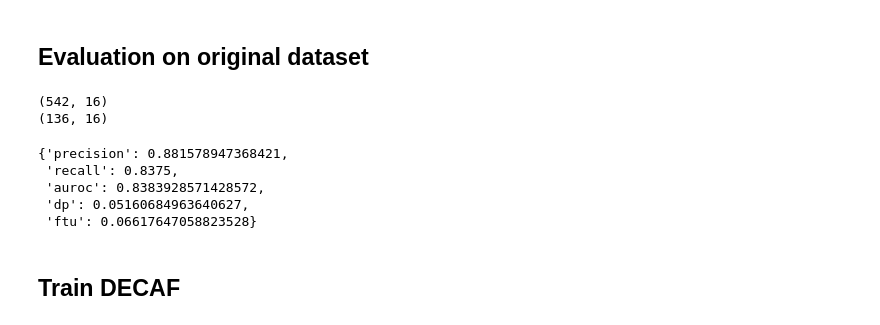
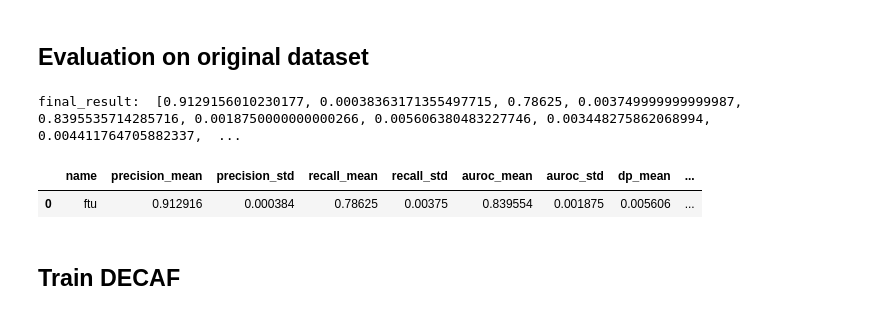
Before and after one commit to ShuaiWang97/UvA_FACT2022, a Jupyter notebook: EXPERIMENT_2.ipynb, the cells around one changed output. Drawn from its saved outputs; the diff is of its cells as text; code cells hidden in the pictures.

```diff
--- a/EXPERIMENT_2.ipynb
+++ b/EXPERIMENT_2.ipynb
@@ -59,0 +23,5 @@ names = list(data.columns)
+# %%
+df= load_credit()
+credit_data = preprocess_credit(df)
+print(credit_data["approved"].value_counts())
+names = list(credit_data.columns)
@@ -203,21 +122,39 @@ def FTU(mlp, X_test,dataset):
 # %% [markdown]
 ## Evaluation on original dataset
-# %%
-dataset_train, dataset_test = train_test_split(data, test_size=0.2,
-                                                random_state=42)
-print(dataset_train.shape)
-print(dataset_test.shape)
-
-
-eval_model(dataset_train, dataset_test, dataset="credit")
-# %% [output]
-(542, 16)
-(136, 16)
-{'precision': 0.881578947368421,
- 'recall': 0.8375,
- 'auroc': 0.8383928571428572,
- 'dp': 0.05160684963640627,
- 'ftu': 0.06617647058823528}
+# %%
+def debais_orig_credit():
+    label = "approved"
+    df= load_credit()
+    credit_data = preprocess_credit(df)
+    dataset_train, dataset_test = train_test_split(credit_data, test_size=0.2, random_state=42)
+
+    total_result = {'precision': [], 'recall': [], 'auroc': [], 'dp': [], 'ftu': []}
+    for i in range(10):
+        dataset_train, dataset_test = train_test_split(credit_data, test_size=0.2, random_state=42)
+        single_result = eval_model(dataset_train = dataset_train, dataset_test = dataset_test)
+        for key in total_result:
+            total_result[key].append(single_result[key])
+
+        final_result = []
+    for key in total_result:
+        final_result += [np.mean(total_result[key])]
+        final_result += [np.std(total_result[key])]
+    print("final_result: ",final_result)
+
+    return final_result
+
+
+col_names =['name', 'precision_mean', 'precision_std', 'recall_mean','recall_std', 'auroc_mean', 'auroc_std','dp_mean','dp_std', 'ftu_mean','ftu_std']
+df = pd.DataFrame(columns = col_names)
+orig_result = debais_orig_credit()
+df.loc[len(df)] =(["ftu"]+orig_result)
+df
+#dataset_train, dataset_test = train_test_split(credit_data, test_size=0.2)
+#eval_model(dataset_train, dataset_test)
+# %% [output]
+final_result:  [0.9129156010230177, 0.00038363171355497715, 0.78625, 0.003749999999999987, 0.8395535714285716, 0.0018750000000000266, 0.005606380483227746, 0.003448275862068994, 0.004411764705882337,  ...
+|  | name | precision_mean | precision_std | recall_mean | recall_std | auroc_mean | auroc_std | dp_mean | ... |
+| 0 | ftu | 0.912916 | 0.000384 | 0.78625 | 0.00375 | 0.839554 | 0.001875 | 0.005606 | ... |
 # %% [markdown]
 ##  Train DECAF
 # %%
```
Also changed, not shown: parts of 18 cells of this notebook, 10 other files.
